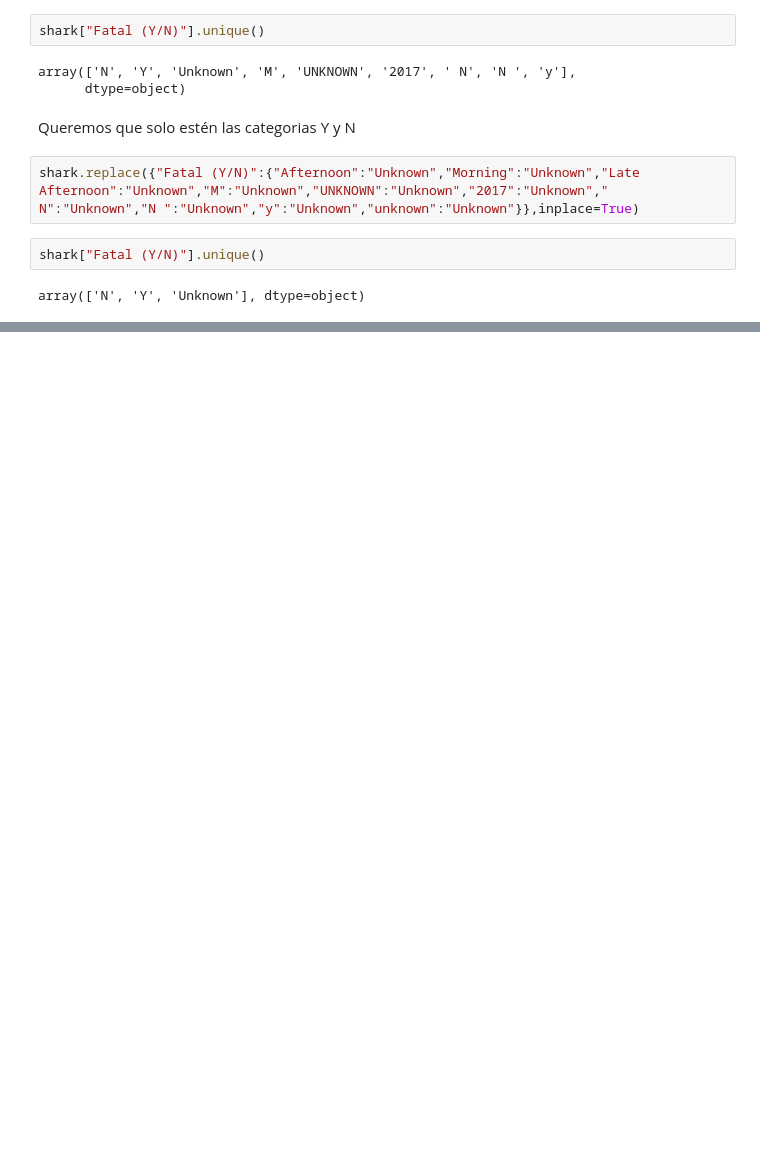
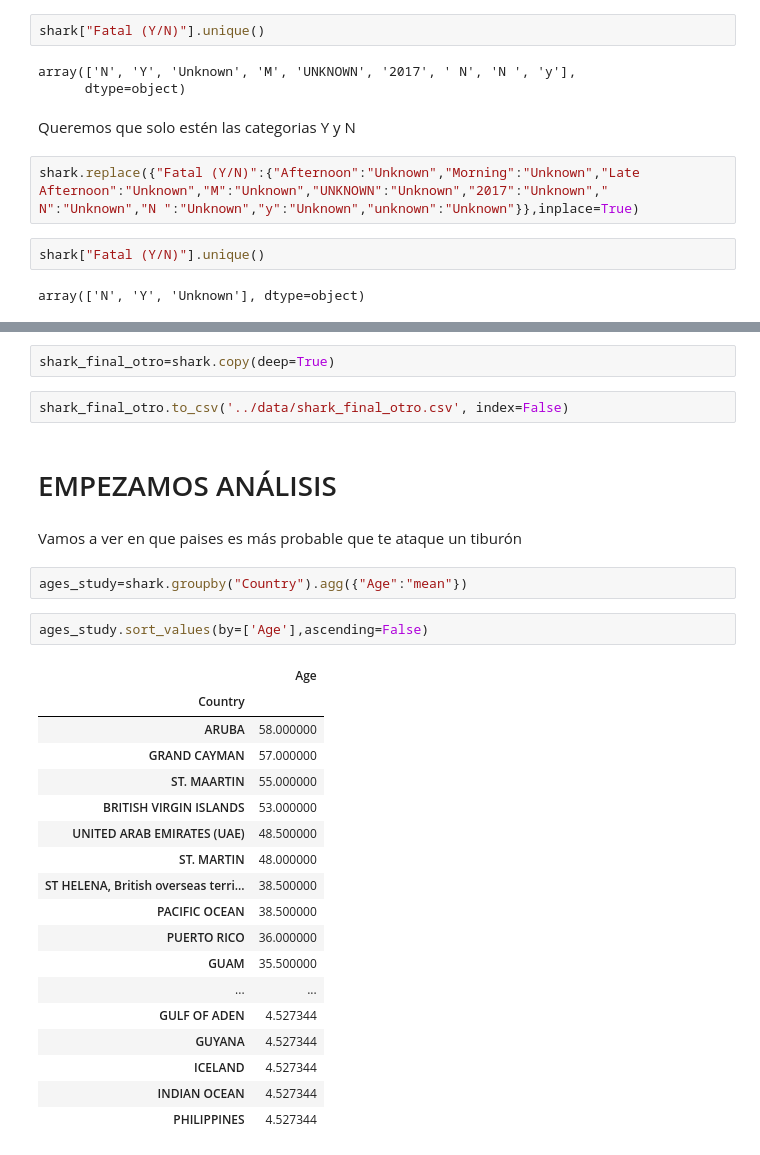
Before and after one commit to dgomezlechon/Proyect1-cleaning-pandas, a Jupyter notebook: my-code/New_version.ipynb, the cells around one changed output, grey strips where cells are left out. Cells and saved outputs as stored; diff of their text form; blank space fills up the shorter version.

```diff
--- a/my-code/New_version.ipynb
+++ b/my-code/New_version.ipynb
@@ -556,0 +537,31 @@ shark_final_otro.to_csv('../data/shark_final_otro.csv', index=False)
+# %%
+shark_final_otro=shark.copy(deep=True)
+# %%
+shark_final_otro.to_csv('../data/shark_final_otro.csv', index=False)
+# %% [markdown]
+# EMPEZAMOS ANÁLISIS
+# %% [markdown]
+Vamos a ver en que paises es más probable que te ataque un tiburón
+# %%
+ages_study=shark.groupby("Country").agg({"Age":"mean"})
+# %%
+ages_study.sort_values(by=['Age'],ascending=False)
+# %% [output]
+|  | Age |
+| Country |  |
+| ARUBA | 58.000000 |
+| GRAND CAYMAN | 57.000000 |
+| ST. MAARTIN | 55.000000 |
+| BRITISH VIRGIN ISLANDS | 53.000000 |
+| UNITED ARAB EMIRATES (UAE) | 48.500000 |
+| ST. MARTIN | 48.000000 |
+| ST HELENA, British overseas terri... | 38.500000 |
+| PACIFIC OCEAN | 38.500000 |
+| PUERTO RICO | 36.000000 |
+| GUAM | 35.500000 |
+| ... | ... |
+| GULF OF ADEN | 4.527344 |
+| GUYANA | 4.527344 |
+| ICELAND | 4.527344 |
+| INDIAN OCEAN | 4.527344 |
+| PHILIPPINES | 4.527344 |
```
Also changed, not shown: parts of 20 cells of this notebook.
